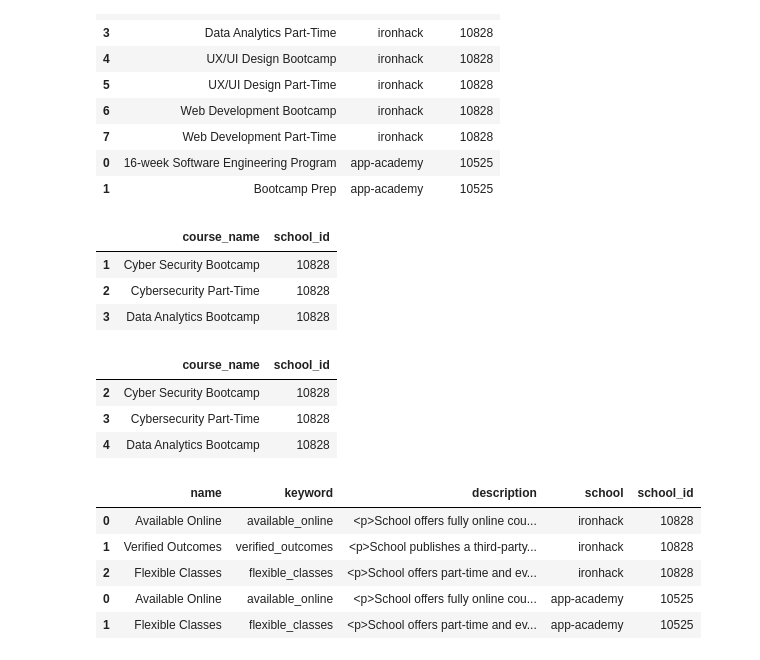
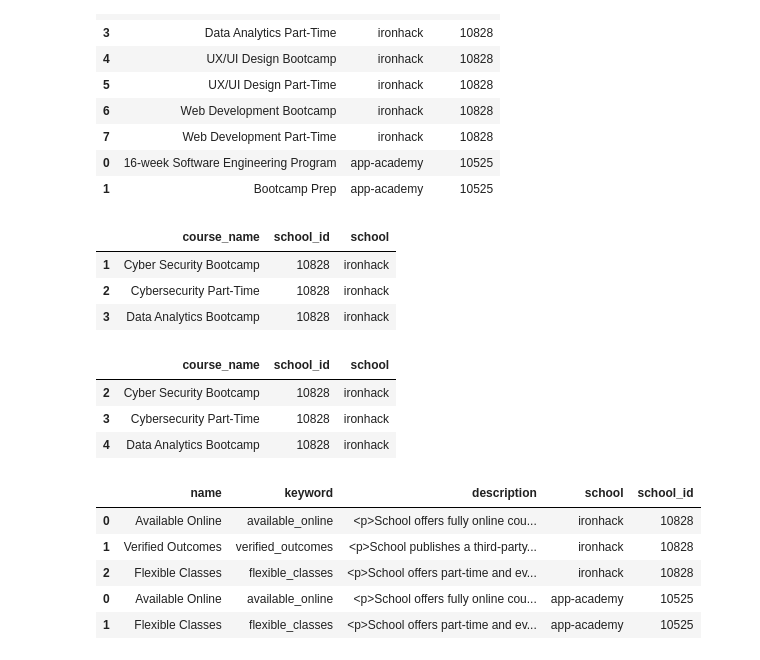
Before and after one commit to preeyasinghc/SQL-Project, a Jupyter notebook: notebooks/switchup_scraper-edited.ipynb, the cells around one changed output. Saved outputs shown, nothing was run; the diff lists cells and outputs as text; code cells hidden in the pictures.

```diff
--- a/notebooks/switchup_scraper-edited.ipynb
+++ b/notebooks/switchup_scraper-edited.ipynb
@@ -255,27 +255,25 @@ courses.head(10)
 | 0 | 16-week Software Engineering Program | app-academy | 10525 |
 | 1 | Bootcamp Prep | app-academy | 10525 |
 # %%
-courses = courses[['course_name', 'school']].copy()
-courses = courses.merge(schools[['school', 'school_id']], on = ['school'])
-courses.drop(['school'], axis = 1, inplace = True)
+courses = courses[['course_name','school_id', 'school']].copy()
 courses.index += 1
 
 courses.head(3)
 # %% [output]
-|  | course_name | school_id |
-| 1 | Cyber Security Bootcamp | 10828 |
-| 2 | Cybersecurity Part-Time | 10828 |
-| 3 | Data Analytics Bootcamp | 10828 |
+|  | course_name | school_id | school |
+| 1 | Cyber Security Bootcamp | 10828 | ironhack |
+| 2 | Cybersecurity Part-Time | 10828 | ironhack |
+| 3 | Data Analytics Bootcamp | 10828 | ironhack |
 # %%
 # Reset the index (optional, if you want to start index from 1)
 courses.index += 1
 
 courses.head(3)
 # %% [output]
-|  | course_name | school_id |
-| 2 | Cyber Security Bootcamp | 10828 |
-| 3 | Cybersecurity Part-Time | 10828 |
-| 4 | Data Analytics Bootcamp | 10828 |
+|  | course_name | school_id | school |
+| 2 | Cyber Security Bootcamp | 10828 | ironhack |
+| 3 | Cybersecurity Part-Time | 10828 | ironhack |
+| 4 | Data Analytics Bootcamp | 10828 | ironhack |
 # %%
 #badges dataframe
 # %%
```
Also changed, not shown: parts of 3 cells of this notebook.
